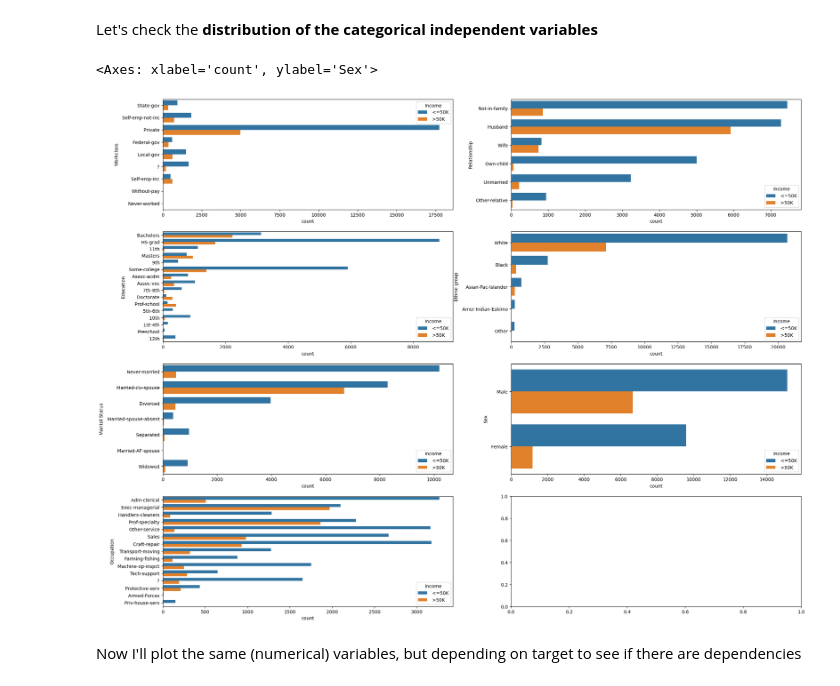
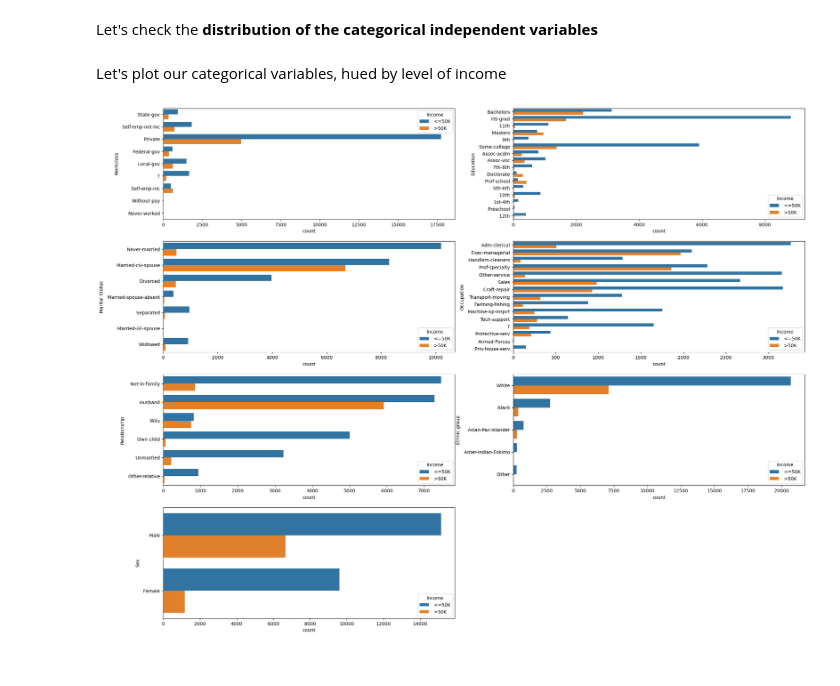
Before and after one commit to nadiia-duiunova/Adults_pet_project, a Jupyter notebook: Adult.ipynb, the cells around one changed output. Saved outputs shown, nothing was run; the diff lists cells and outputs as text; code cells hidden in the pictures.

```diff
--- a/Adult.ipynb
+++ b/Adult.ipynb
@@ -334,0 +292,22 @@ p_value 0.0
+# %%
+def get_observed_crosstab(col:str):
+    cross_tab = pd.crosstab(df[col], df['Income'], margins = True)
+    rows_names = list(df[col].unique())
+    rows_names.append('col_totals')
+
+    cross_tab.columns = ['>50K', '<=50K', 'row_totals']
+    cross_tab.index = rows_names
+
+    observed = cross_tab.iloc[0:-1,0:-1]
+    return observed
+# %%
+for col in df.columns:
+    if col == 'Income':
+        break
+    if df[col].dtypes == 'object':
+        print(col)
+        observed = get_observed_crosstab(col)
+        chi_2, p, dof, expected = scipy.stats.chi2_contingency(observed)
+        chi_2 = chi_2.round(2)
+        print(f'chi2 stat = {chi_2}\np-value = {p}')
+        print(f'Statistically significant: {p<0.05}\n')
@@ -391,19 +388,22 @@ plt.show()
 [figure]
 # %% [markdown]
 Let's check the **distribution of the categorical independent variables**
+# %%
+categorical_features_df = df[['Workclass',
+                              'Education',
+                              'Marital Status',
+                              'Occupation',
+                              'Relationship',
+                              'Ethnic group',
+                              'Sex']]
+# %% [markdown]
+Let's plot our categorical variables, hued by level of income
 # %%
-# Let's plot our categorical variables, hued by level of income
+fig, axes = plt.subplots(4, 2,figsize=(25, 20))
 
-fig, axes = plt.subplots(4, 2,figsize=(25, 20))
-sns.countplot(ax = axes[0,0], data=df, y="Workclass", hue="Income")
-sns.countplot(ax = axes[1,0], data=df, y="Education", hue="Income")
-sns.countplot(ax = axes[2,0], data=df, y="Marital Status", hue="Income")
-sns.countplot(ax = axes[3,0], data=df, y="Occupation", hue="Income")
-sns.countplot(ax = axes[0,1], data=df, y="Relationship", hue="Income")
-sns.countplot(ax = axes[1,1], data=df, y="Ethnic group", hue="Income")
-sns.countplot(ax = axes[2,1], data=df, y="Sex", hue="Income")
+for i, col in enumerate(list(categorical_features_df.columns.values)):
+    sns.countplot(ax = axes.flatten()[i], y=df[col], hue=df["Income"])
+
+fig.delaxes(axes[3,1])
 # %% [output]
-<Axes: xlabel='count', ylabel='Sex'>
-[figure, old version]
+[figure, new version]
-# %% [markdown]
-Now I'll plot the same (numerical) variables, but depending on target to see if there are dependencies
```
Also changed, not shown: parts of 42 cells of this notebook.
